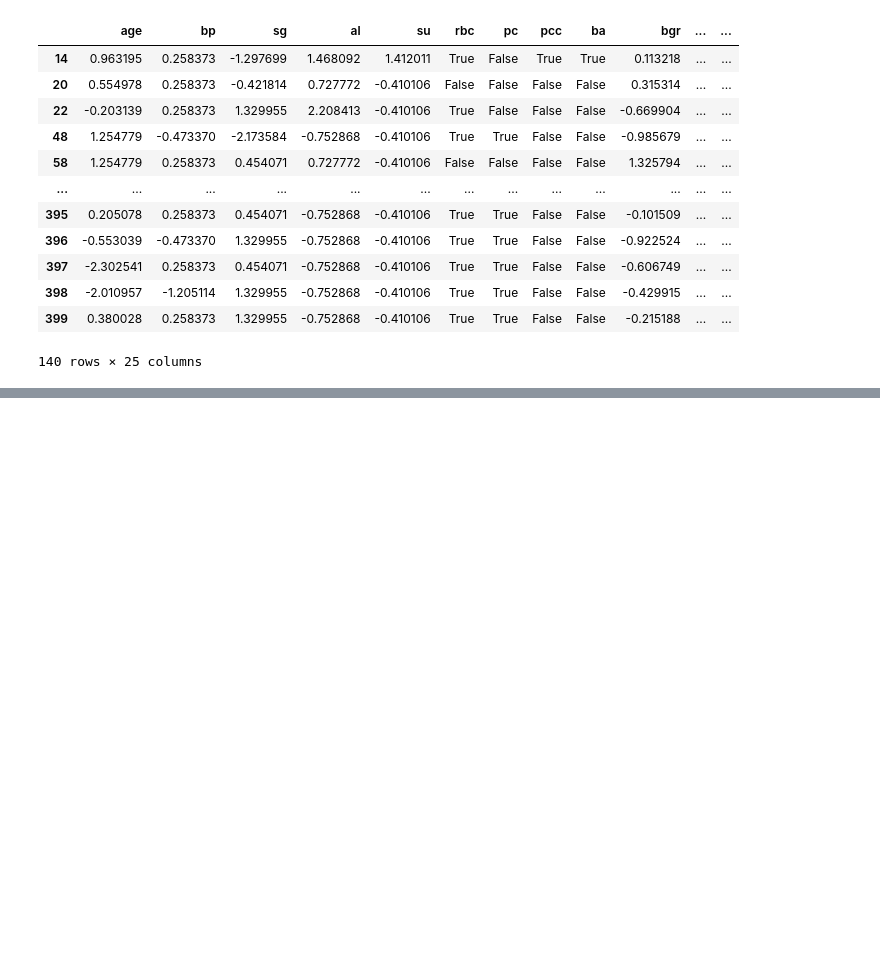
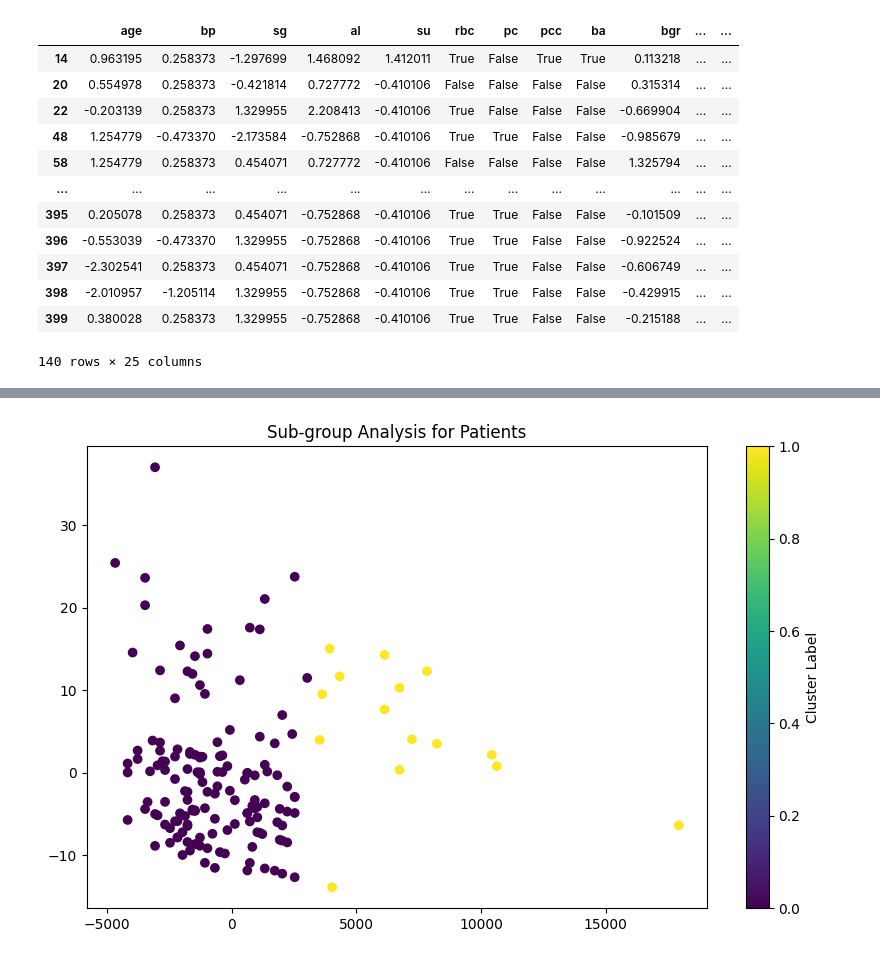
Before and after one commit to shuaniw/Assignment-6, a Jupyter notebook: Assignment6.ipynb, the cells around one changed output, grey strips where cells are left out. Drawn from its saved outputs; the diff is of its cells as text; code cells hidden in the pictures; blank space fills up the shorter version.

```diff
--- a/Assignment6.ipynb
+++ b/Assignment6.ipynb
@@ -222,0 +227,4 @@ clean_data
+# %%
+pca_X = PCA()
+pca_loadings = pd.DataFrame(pca_X.fit(x ).components_.T, index =x .columns)
+pca_loadings.head(10)
@@ -222,0 +244,5 @@ clean_data
+# %%
+x = K_cleaned.drop('classification', axis = 1)
+# %%
+pc_scores = pd.DataFrame(pca_X.fit_transform(x), index = x.index)
+pc_scores.head(10)
@@ -222,0 +277,6 @@ clean_data
+# %%
+km = KMeans(n_clusters = 2,
+    n_init = 20,
+    random_state = 0)
+km.fit(x)
+km.labels_
@@ -222,0 +314,11 @@ clean_data
+# %%
+plt.figure(figsize=(10, 6))
+plt.scatter(pc_scores[0],
+    pc_scores[1],
+    c=km.labels_,
+    cmap='viridis')
+plt.colorbar(label='Cluster Label')
+plt.title('Sub-group Analysis for Patients')
+plt.show()
+# %% [output]
+[figure, added]
```
Also changed, not shown: parts of 8 cells of this notebook.
